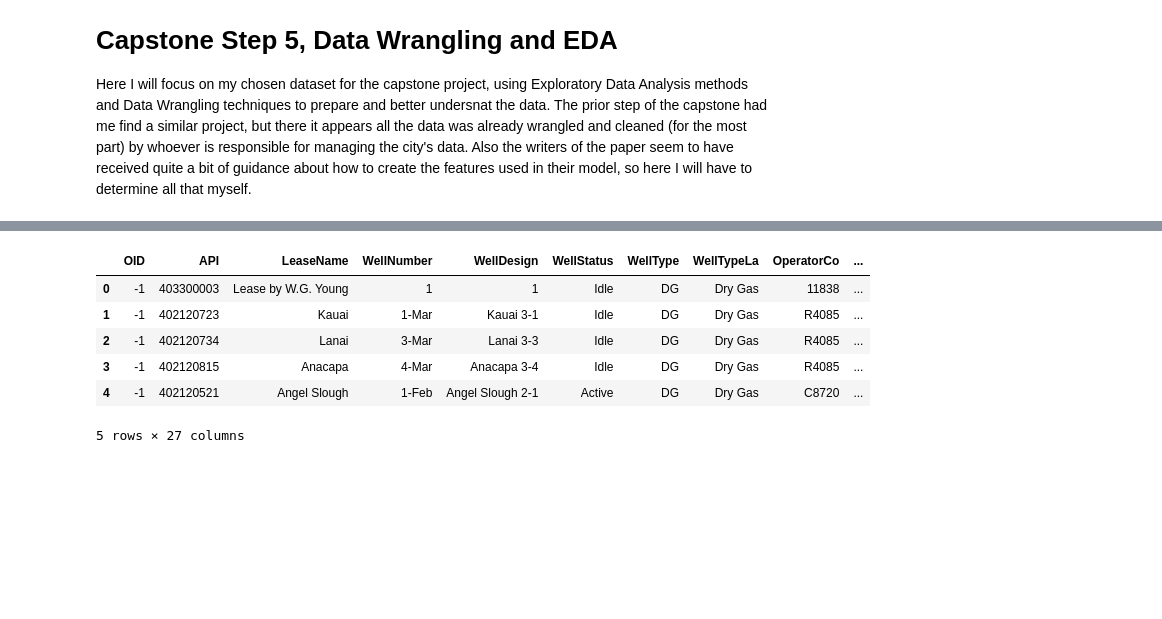
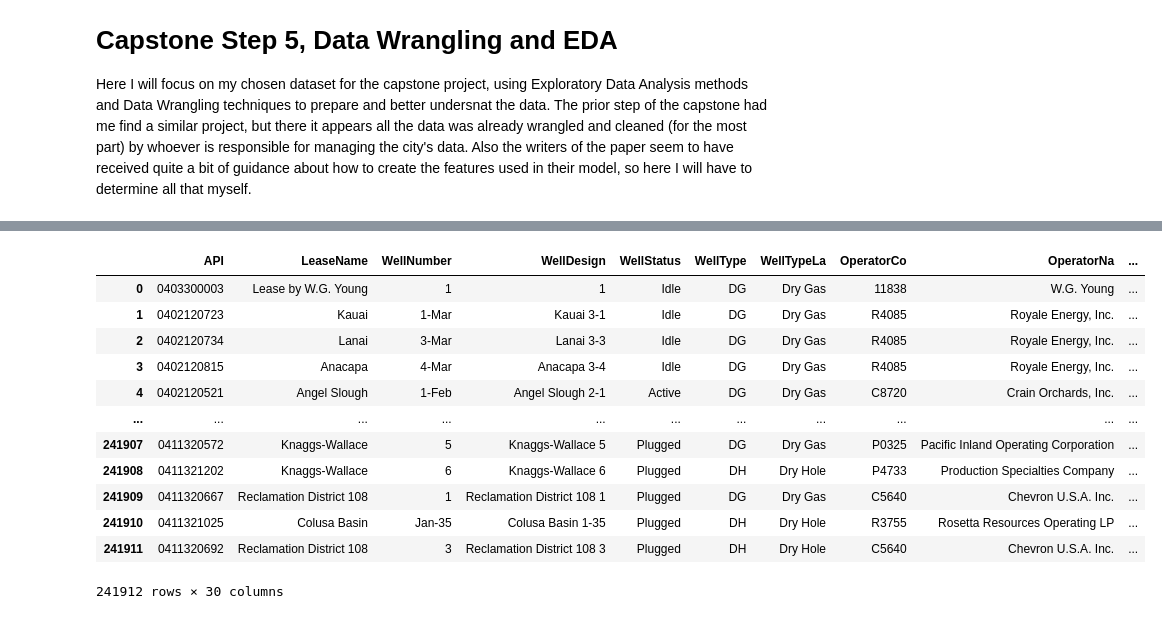
Before and after one commit to hydrodan/MLE_MiniProjects, a Jupyter notebook: capstone/capstone_step5_EDA_DW.ipynb, the cells around one changed output, grey strips where cells are left out. Cells and saved outputs as stored; diff of their text form; code cells hidden in the pictures; blank space fills up the shorter version.

```diff
--- a/capstone/capstone_step5_EDA_DW.ipynb
+++ b/capstone/capstone_step5_EDA_DW.ipynb
@@ -5,4 +7,24 @@ Here I will focus on my chosen dataset for the capstone project, using Explorato
 # %%
 import numpy as np
 import pandas as pd
+from datetime import datetime as dt
+
+from numpy.lib.recfunctions import drop_fields
+from sqlalchemy import create_engine, text
+import seaborn as sns
+import matplotlib.pyplot as plt
+import os
+import configparser
+
+from sklearn.model_selection import train_test_split
+from sklearn.linear_model import LogisticRegression
+from sklearn.preprocessing import StandardScaler
+from sklearn.metrics import confusion_matrix, classification_report, roc_curve, roc_auc_score
+
+from sklearn.neighbors import BallTree # for finding nearest geographical neighbors
+
+pd.options.display.max_columns = 999
+
+# sets up the current date for later calculations
+CURRENT_DATE = dt(2024,12,31)
 # %% [markdown]
@@ -19,14 +44,56 @@ import pandas as pd
 # %%
+# joined 2 datasets together already in Excel, the all well list, and the idle list
+
 # load candidate data file 1 and take a peek
 # will take some work to get the data loaded with proper datatypes, and dates set correctly
 # I'll use the API as the index as it should be unique, and is the well's identifier if any other data gets joined later.
-well_list_df = pd.read_csv('source_data/CALGEM AllWells_20241113.csv')
-well_list_df.head()
+well_list_datatypes = {
+    'API':str,
+    'LeaseName':str,
+    'WellNumber':str,
+    'WellDesign':str,
+    'WellStatus':str,
+    'WellType':str,
+    'WellTypeLa':str,
+    'OperatorCo':str,
+    'OperatorNa':str,
+    'FieldName':str,
+    'AreaName':str,
+    'Place':str,
+    'District':str,
+    'CountyName':str,
+    'Section':int,
+    'Township':str,
+    'Range':str,
+    'BaseMeridi':str,
+    'Latitude':np.float64,
+    'Longitude':np.float64,
+    'GISSource':str,
+    'isConfiden':str,
+    'isDirectio':str,
+    'inHPZ':str,
+    'WellSymbol':str,
+    'YearsIdle':np.float32,
+    'IsLTIW':str,
+    'UnsatAbandon':str
+}
+
+parse_date_list = ['SpudDate', 'IdleDate']
+# CALGEM AllWells_20241113.csv
+# AllWells_20241226.csv
+well_list_df = pd.read_csv('source_data/CALGEM AllWells_20241113.csv', dtype=well_list_datatypes, parse_dates=parse_date_list, date_format='%m/%d/%Y', skipinitialspace=True)
+well_list_df
 # %% [output]
-|  | OID | API | LeaseName | WellNumber | WellDesign | WellStatus | WellType | WellTypeLa | OperatorCo | ... |
-| 0 | -1 | 403300003 | Lease by W.G. Young | 1 | 1 | Idle | DG | Dry Gas | 11838 | ... |
-| 1 | -1 | 402120723 | Kauai | 1-Mar | Kauai 3-1 | Idle | DG | Dry Gas | R4085 | ... |
-| 2 | -1 | 402120734 | Lanai | 3-Mar | Lanai 3-3 | Idle | DG | Dry Gas | R4085 | ... |
-| 3 | -1 | 402120815 | Anacapa | 4-Mar | Anacapa 3-4 | Idle | DG | Dry Gas | R4085 | ... |
-| 4 | -1 | 402120521 | Angel Slough | 1-Feb | Angel Slough 2-1 | Active | DG | Dry Gas | C8720 | ... |
+|  | API | LeaseName | WellNumber | WellDesign | WellStatus | WellType | WellTypeLa | OperatorCo | OperatorNa | ... |
+| 0 | 0403300003 | Lease by W.G. Young | 1 | 1 | Idle | DG | Dry Gas | 11838 | W.G. Young | ... |
+| 1 | 0402120723 | Kauai | 1-Mar | Kauai 3-1 | Idle | DG | Dry Gas | R4085 | Royale Energy, Inc. | ... |
+| 2 | 0402120734 | Lanai | 3-Mar | Lanai 3-3 | Idle | DG | Dry Gas | R4085 | Royale Energy, Inc. | ... |
+| 3 | 0402120815 | Anacapa | 4-Mar | Anacapa 3-4 | Idle | DG | Dry Gas | R4085 | Royale Energy, Inc. | ... |
+| 4 | 0402120521 | Angel Slough | 1-Feb | Angel Slough 2-1 | Active | DG | Dry Gas | C8720 | Crain Orchards, Inc. | ... |
+| ... | ... | ... | ... | ... | ... | ... | ... | ... | ... | ... |
+| 241907 | 0411320572 | Knaggs-Wallace | 5 | Knaggs-Wallace 5 | Plugged | DG | Dry Gas | P0325 | Pacific Inland Operating Corporation | ... |
+| 241908 | 0411321202 | Knaggs-Wallace | 6 | Knaggs-Wallace 6 | Plugged | DH | Dry Hole | P4733 | Production Specialties Company | ... |
+| 241909 | 0411320667 | Reclamation District 108 | 1 | Reclamation District 108 1 | Plugged | DG | Dry Gas | C5640 | Chevron U.S.A. Inc. | ... |
+| 241910 | 0411321025 | Colusa Basin | Jan-35 | Colusa Basin 1-35 | Plugged | DH | Dry Hole | R3755 | Rosetta Resources Operating LP | ... |
+| 241911 | 0411320692 | Reclamation District 108 | 3 | Reclamation District 108 3 | Plugged | DH | Dry Hole | C5640 | Chevron U.S.A. Inc. | ... |
-5 rows × 27 columns
+241912 rows × 30 columns
```
Also changed, not shown: parts of 117 cells of this notebook.
